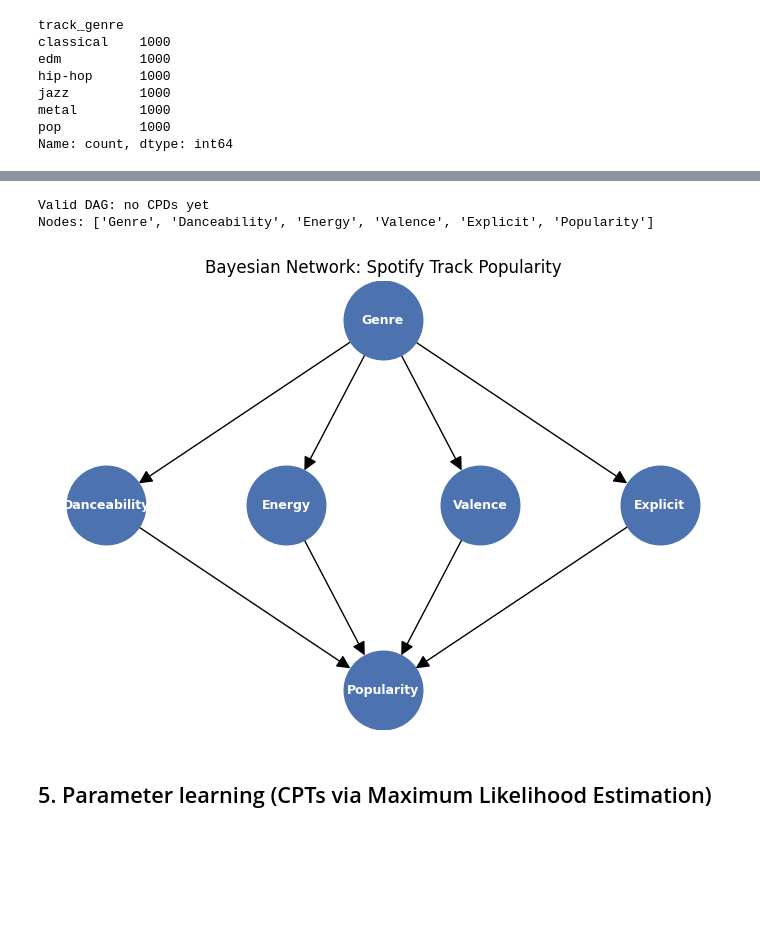
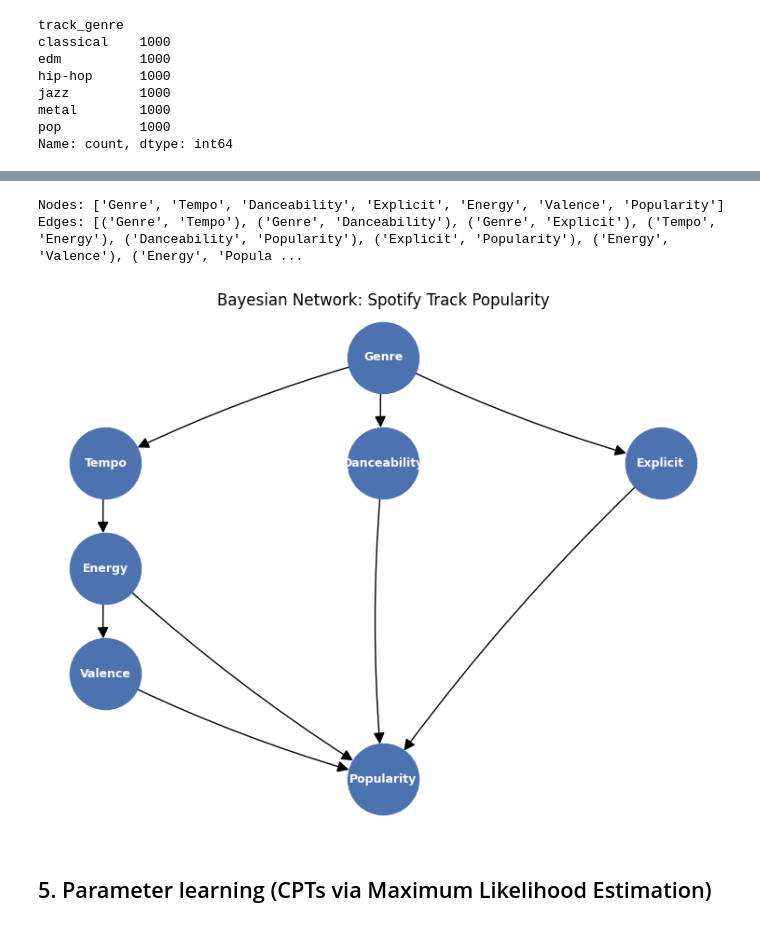
Before and after one commit to MattiaSemproli/Spotify-Bayesian-Network, a Jupyter notebook: spotify_bayesian_network.ipynb, the cells around one changed output, grey strips where cells are left out. Cells and saved outputs as stored; diff of their text form; code cells hidden in the pictures; blank space fills up the shorter version.

```diff
--- a/spotify_bayesian_network.ipynb
+++ b/spotify_bayesian_network.ipynb
@@ -142,9 +141,10 @@ which makes no causal sense).
 # %%
 edges = [
+    ('Genre', 'Tempo'),
     ('Genre', 'Danceability'),
-    ('Genre', 'Energy'),
-    ('Genre', 'Valence'),
     ('Genre', 'Explicit'),
+    ('Tempo', 'Energy'),
+    ('Energy', 'Valence'),
     ('Danceability', 'Popularity'),
     ('Energy', 'Popularity'),
     ('Valence', 'Popularity'),
@@ -152,32 +152,32 @@ edges = [
 ]
 
 model = DiscreteBayesianNetwork(edges)
-print("Valid DAG:", model.check_model() if model.get_cpds() else "no CPDs yet")
 print("Nodes:", list(model.nodes()))
+print("Edges:", list(model.edges()))
 # %% [output]
-Valid DAG: no CPDs yet
-Nodes: ['Genre', 'Danceability', 'Energy', 'Valence', 'Explicit', 'Popularity']
+Nodes: ['Genre', 'Tempo', 'Danceability', 'Explicit', 'Energy', 'Valence', 'Popularity']
+Edges: [('Genre', 'Tempo'), ('Genre', 'Danceability'), ('Genre', 'Explicit'), ('Tempo', 'Energy'), ('Danceability', 'Popularity'), ('Explicit', 'Popularity'), ('Energy', 'Valence'), ('Energy', 'Popula ...
 # %%
-# Visualize the network structure
 G = nx.DiGraph()
 G.add_edges_from(model.edges())
 
 pos = {
-    'Genre': (0, 2), 'Danceability': (-2, 1), 'Energy': (-0.7, 1),
-    'Valence': (0.7, 1), 'Explicit': (2, 1), 'Popularity': (0, 0),
+    'Genre': (0, 3), 'Tempo': (-2, 2), 'Danceability': (0, 2), 'Explicit': (2, 2),
+    'Energy': (-2, 1), 'Valence': (-2, 0), 'Popularity': (0, -1),
 }
 
-fig, ax = plt.subplots(figsize=(7, 5))
-nx.draw_networkx_nodes(G, pos, node_size=3200, node_color='#4C72B0', ax=ax)
+fig, ax = plt.subplots(figsize=(7.5, 6))
+nx.draw_networkx_nodes(G, pos, node_size=3000, node_color='#4C72B0', ax=ax)
 nx.draw_networkx_labels(G, pos, font_size=9, font_color='white', font_weight='bold', ax=ax)
-nx.draw_networkx_edges(G, pos, arrowsize=20, arrowstyle='-|>', node_size=3200, ax=ax)
+nx.draw_networkx_edges(G, pos, arrowsize=18, arrowstyle='-|>', node_size=3000, ax=ax,
+                        connectionstyle='arc3,rad=0.05')
 ax.set_title('Bayesian Network: Spotify Track Popularity')
 ax.axis('off')
 plt.tight_layout()
 plt.savefig('network_diagram.png', dpi=150)
 plt.show()
 # %% [output]
-[figure, old version]
+[figure, new version]
 # %% [markdown]
 ## 5. Parameter learning (CPTs via Maximum Likelihood Estimation)
 # %%
```
Also changed, not shown: parts of 48 cells of this notebook.
